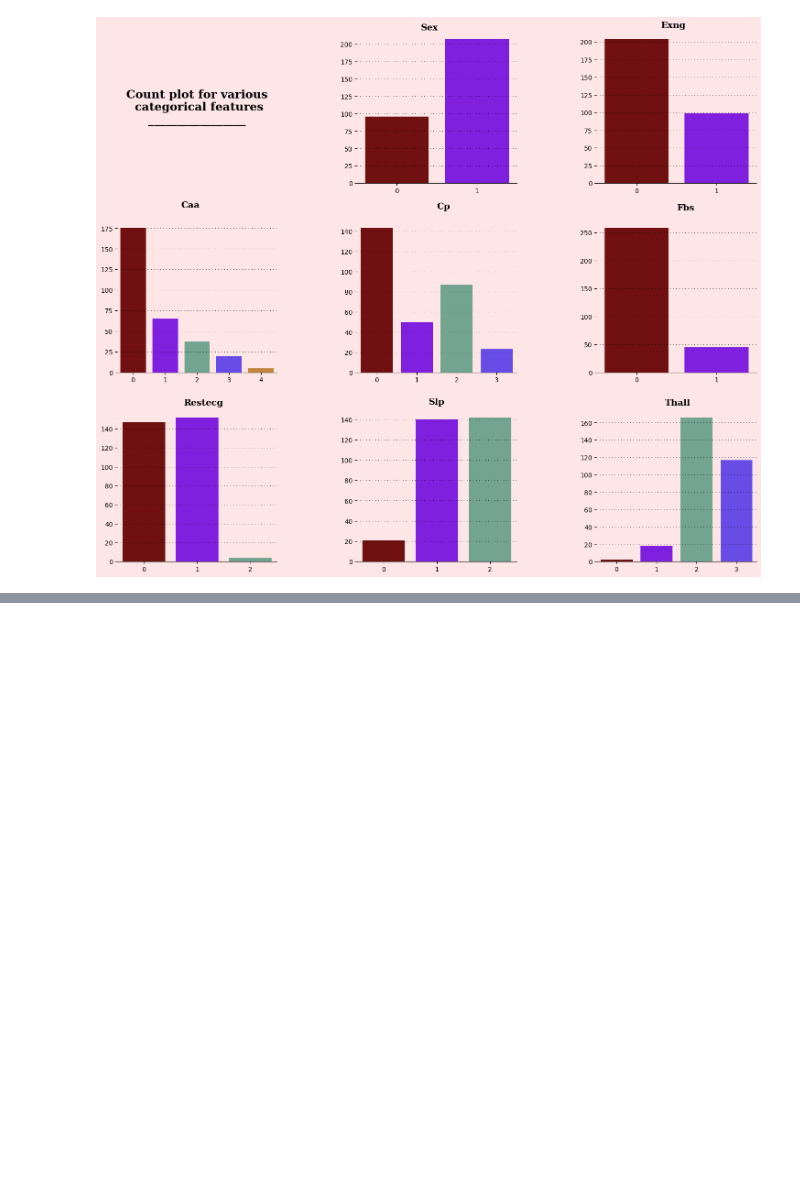
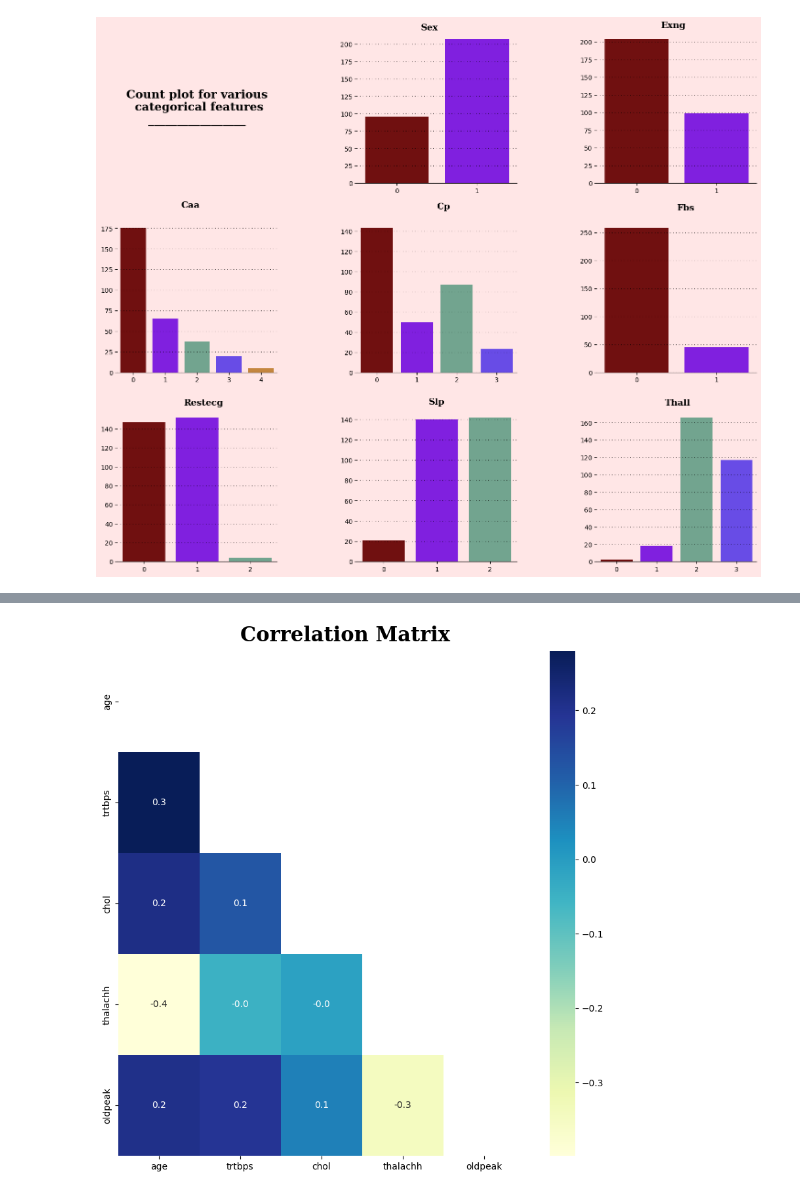
Before and after one commit to god05212/Machine-Learning3, a Jupyter notebook: Machine_Learning3.ipynb, the cells around one changed output, grey strips where cells are left out. Saved outputs shown, nothing was run; the diff lists cells and outputs as text; code cells hidden in the pictures; blank space fills up the shorter version.

```diff
--- a/Machine_Learning3.ipynb
+++ b/Machine_Learning3.ipynb
@@ -272,0 +404,3 @@ for s in ["top","right","left"]:
+# %%
+df_corr = df[con_cols].corr().transpose()
+df_corr
@@ -272,0 +414,14 @@ for s in ["top","right","left"]:
+# %%
+fig = plt.figure(figsize=(10,10))
+gs = fig.add_gridspec(1,1)
+gs.update(wspace=0.3, hspace=0.15)
+ax0 = fig.add_subplot(gs[0,0])
+
+color_palette = ["#5833ff","#da8829"]
+mask = np.triu(np.ones_like(df_corr))
+ax0.text(1.5,-0.1,"Correlation Matrix",fontsize=22, fontweight='bold', fontfamily='serif', color="#000000")
+df_corr = df[con_cols].corr().transpose()
+sns.heatmap(df_corr,mask=mask,fmt=".1f",annot=True,cmap='YlGnBu')
+plt.show()
+# %% [output]
+[figure, added]
```
Also changed, not shown: parts of 7 cells of this notebook.
